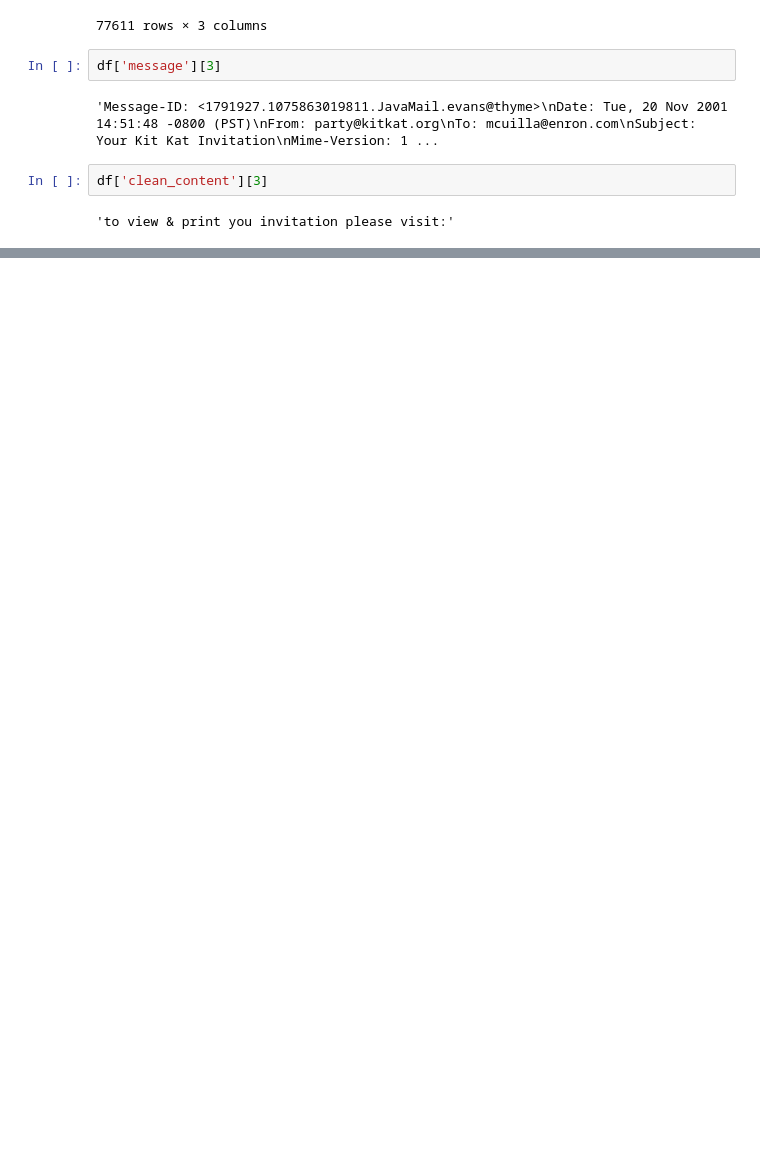
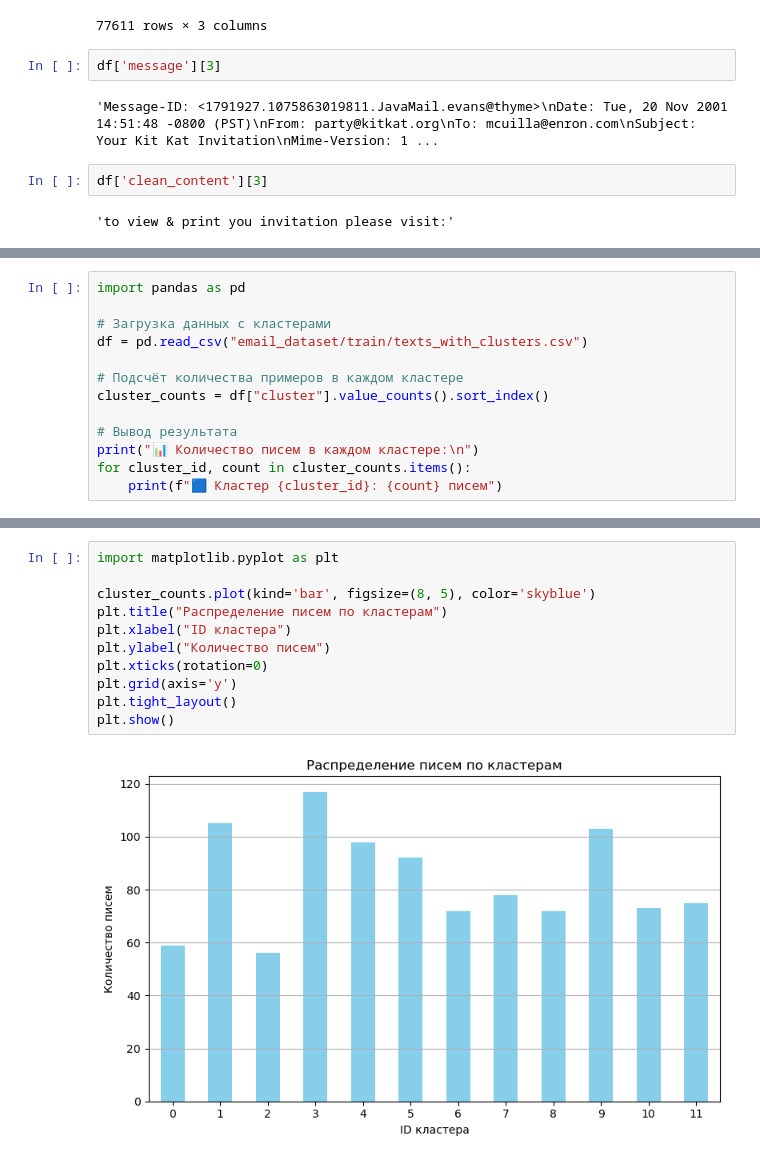
Before and after one commit to BedPled/matrixdna_assigment, a Jupyter notebook: notebooks/main.ipynb, the cells around one changed output, grey strips where cells are left out. Cells and saved outputs as stored; diff of their text form; blank space fills up the shorter version.

Commit message:
Added clustered email data and embeddings for fine-tuning preparation

```diff
--- a/notebooks/main.ipynb
+++ b/notebooks/main.ipynb
@@ -86,0 +176,13 @@ df['clean_content'][3]
+# %%
+import pandas as pd
+
+# Загрузка данных с кластерами
+df = pd.read_csv("email_dataset/train/texts_with_clusters.csv")
+
+# Подсчёт количества примеров в каждом кластере
+cluster_counts = df["cluster"].value_counts().sort_index()
+
+# Вывод результата
+print("📊 Количество писем в каждом кластере:\n")
+for cluster_id, count in cluster_counts.items():
+    print(f"🟦 Кластер {cluster_id}: {count} писем")
@@ -86,0 +204,13 @@ df['clean_content'][3]
+# %%
+import matplotlib.pyplot as plt
+
+cluster_counts.plot(kind='bar', figsize=(8, 5), color='skyblue')
+plt.title("Распределение писем по кластерам")
+plt.xlabel("ID кластера")
+plt.ylabel("Количество писем")
+plt.xticks(rotation=0)
+plt.grid(axis='y')
+plt.tight_layout()
+plt.show()
+# %% [output]
+[figure, added]
```
Also changed, not shown: parts of 9 cells of this notebook, 7 other files.
